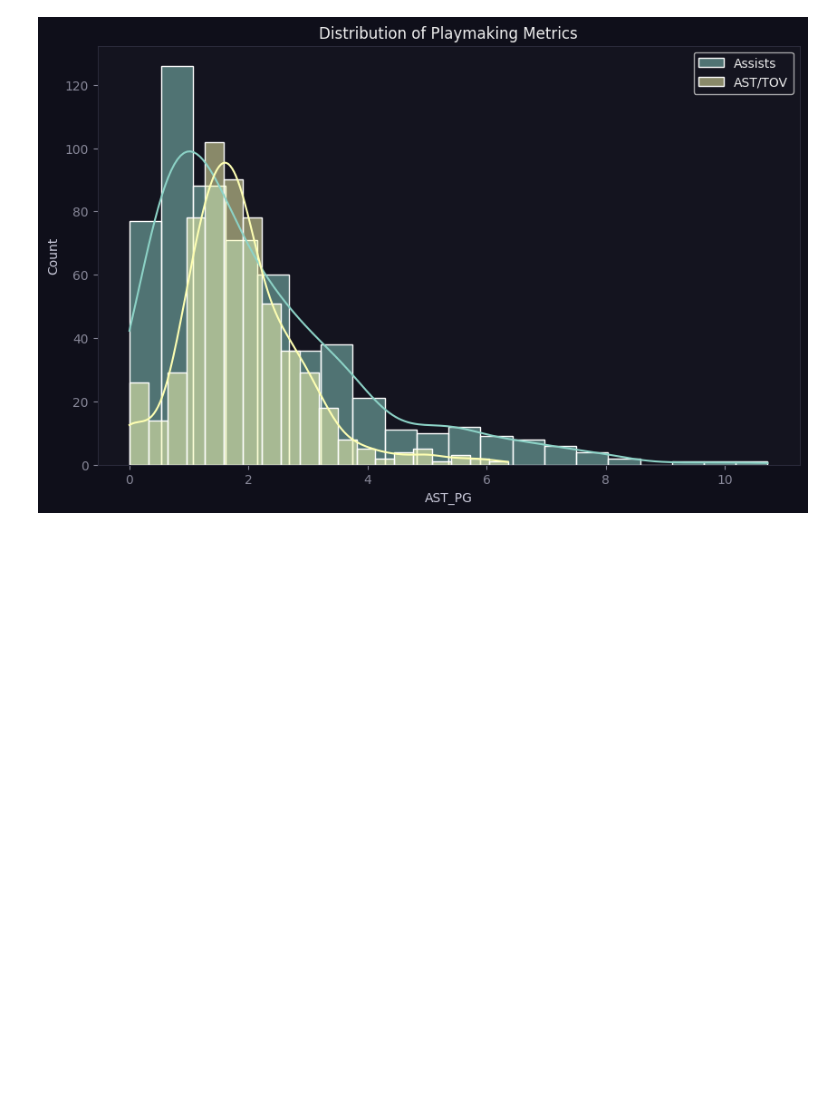
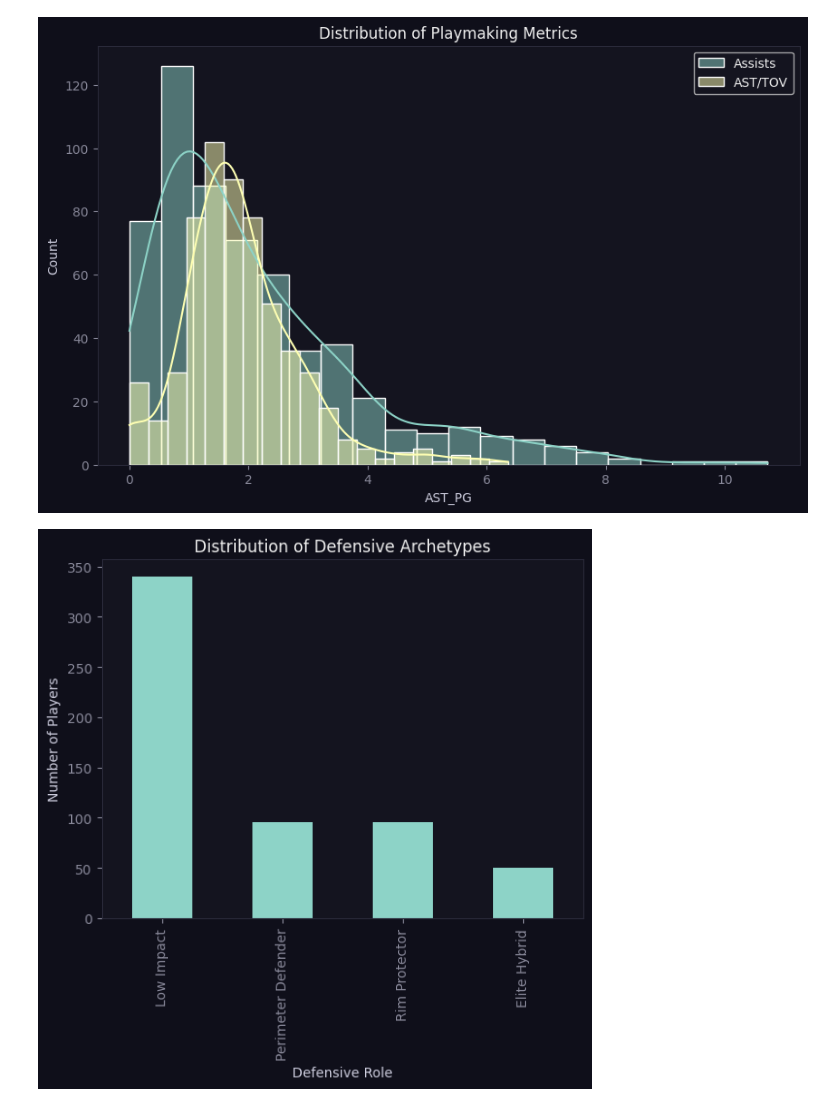
Before and after one commit to whunotexplain/data_nba_players_analyze, a Jupyter notebook: data_nba_players.ipynb, the cells around one changed output. Drawn from its saved outputs; the diff is of its cells as text; code cells hidden in the pictures; blank space fills up the shorter version.

```diff
--- a/data_nba_players.ipynb
+++ b/data_nba_players.ipynb
@@ -27,7 +27,7 @@ COLORS = ['#FFD700','#00B4D8','#57EE9A','#E63946','#C77DFF','#FF6B6B']
 # %% [markdown]
 ##2)Dataset
 # %%
-data = pd.read_csv('/content/sample_data/nba_player_stats_2026.csv')
+data = pd.read_csv('/content/nba_player_stats_2026.csv')
 # %%
 data.head()
 # %% [output]
@@ -172,3 +172,24 @@ plt.title("Distribution of Playmaking Metrics")
 plt.show()
 # %% [output]
 [figure]
+# %%
+data['DEF_TYPE'] = 'Low Impact'
+
+
+data.loc[(data['STL_PG'] > data['STL_PG'].quantile(0.75)), 'DEF_TYPE'] = 'Perimeter Defender'
+
+data.loc[(data['BLK_PG'] > data['BLK_PG'].quantile(0.75), 'DEF_TYPE')] = 'Rim Protector'
+
+data.loc[
+    (data['STL_PG'] > data['STL_PG'].quantile(0.75)) &
+    (data['BLK_PG'] > data['BLK_PG'].quantile(0.75)),
+    'DEF_TYPE'
+] = 'Elite Hybrid'
+
+data['DEF_TYPE'].value_counts().plot(kind='bar')
+plt.title("Distribution of Defensive Archetypes")
+plt.xlabel("Defensive Role")
+plt.ylabel('Number of Players')
+plt.show()
+# %% [output]
+[figure, added]
```
Also changed, not shown: parts of 17 cells of this notebook.
